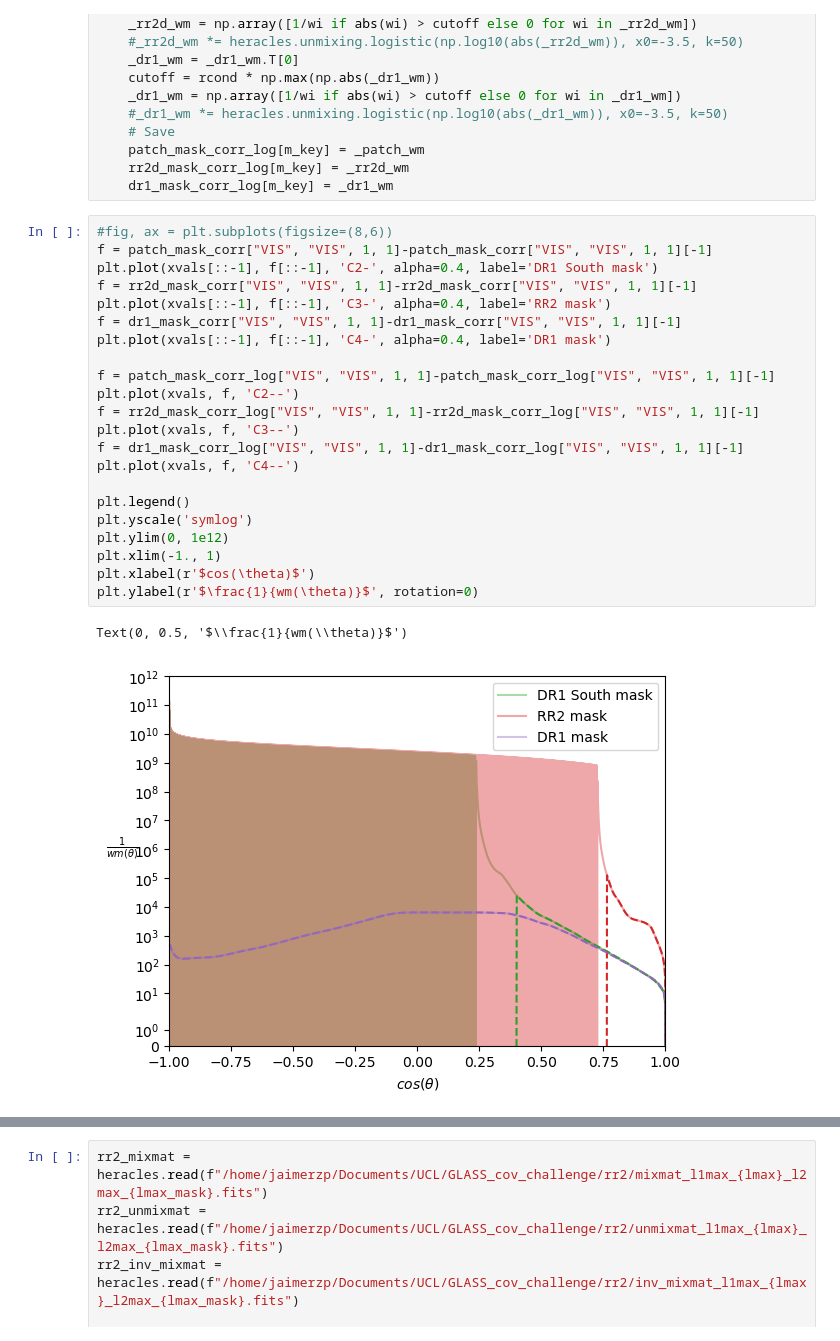
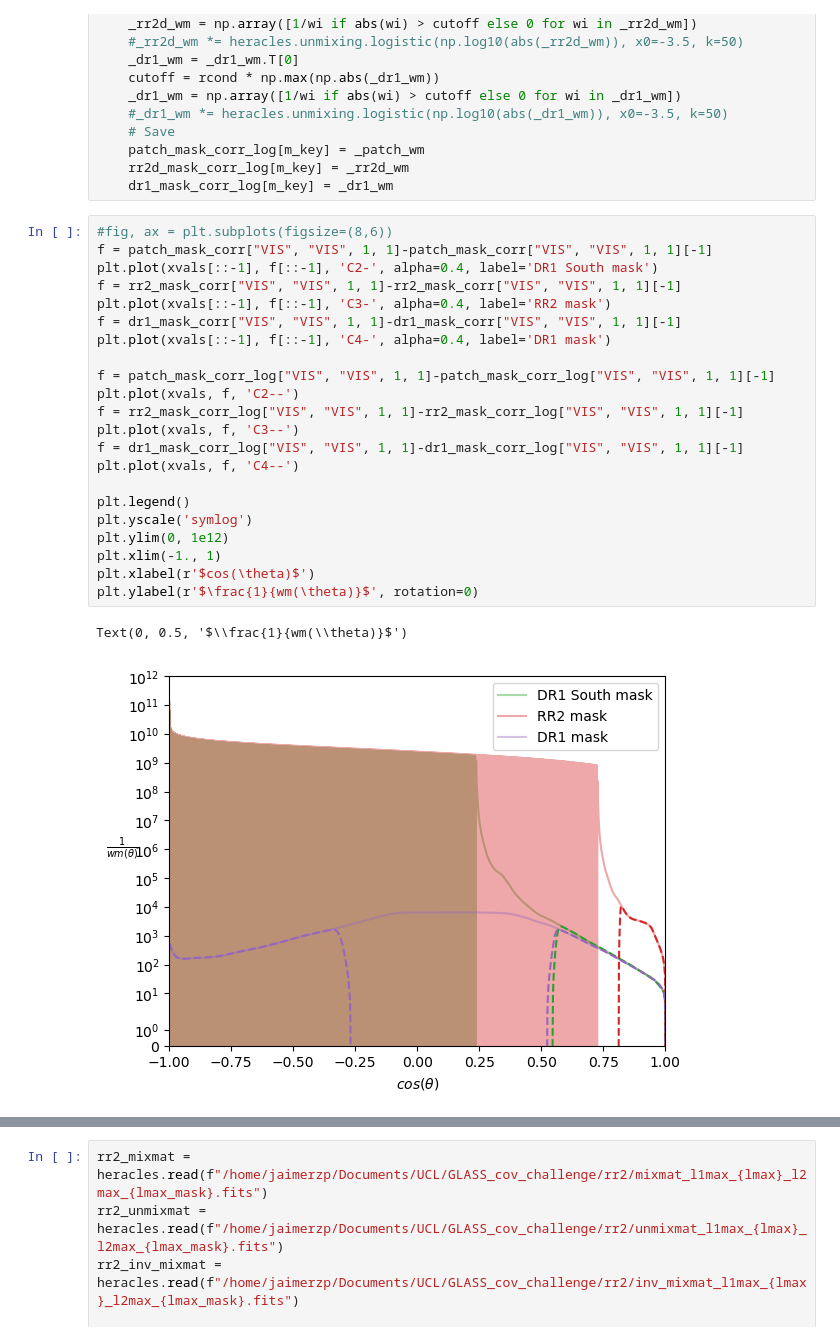
Before and after one commit to JaimeRZP/GLASS_cov_challenge, a Jupyter notebook: unmixing_comparison.ipynb, the cells around one changed output, grey strips where cells are left out. Saved outputs shown, nothing was run; the diff lists cells and outputs as text.

```diff
--- a/unmixing_comparison.ipynb
+++ b/unmixing_comparison.ipynb
@@ -102,25 +465,25 @@ for m_key in m_keys:
 # %%
 #fig, ax = plt.subplots(figsize=(8,6))
 f = patch_mask_corr["VIS", "VIS", 1, 1]-patch_mask_corr["VIS", "VIS", 1, 1][-1]
 plt.plot(xvals[::-1], f[::-1], 'C2-', alpha=0.4, label='DR1 South mask')
-f = rr2d_mask_corr["VIS", "VIS", 1, 1]-rr2d_mask_corr["VIS", "VIS", 1, 1][-1]
+f = rr2_mask_corr["VIS", "VIS", 1, 1]-rr2_mask_corr["VIS", "VIS", 1, 1][-1]
 plt.plot(xvals[::-1], f[::-1], 'C3-', alpha=0.4, label='RR2 mask')
 f = dr1_mask_corr["VIS", "VIS", 1, 1]-dr1_mask_corr["VIS", "VIS", 1, 1][-1]
 plt.plot(xvals[::-1], f[::-1], 'C4-', alpha=0.4, label='DR1 mask')
 
 f = patch_mask_corr_log["VIS", "VIS", 1, 1]-patch_mask_corr_log["VIS", "VIS", 1, 1][-1]
 plt.plot(xvals, f, 'C2--')
-f = rr2d_mask_corr_log["VIS", "VIS", 1, 1]-rr2d_mask_corr_log["VIS", "VIS", 1, 1][-1]
+f = rr2_mask_corr_log["VIS", "VIS", 1, 1]-rr2_mask_corr_log["VIS", "VIS", 1, 1][-1]
 plt.plot(xvals, f, 'C3--')
 f = dr1_mask_corr_log["VIS", "VIS", 1, 1]-dr1_mask_corr_log["VIS", "VIS", 1, 1][-1]
 plt.plot(xvals, f, 'C4--')
 
 plt.legend()
 plt.yscale('symlog')
 plt.ylim(0, 1e12)
 plt.xlim(-1., 1)
 plt.xlabel(r'$cos(\theta)$')
 plt.ylabel(r'$\frac{1}{wm(\theta)}$', rotation=0)
 # %% [output]
 Text(0, 0.5, '$\\frac{1}{wm(\\theta)}$')
-[figure, old version]
+[figure, new version]
```
Also changed, not shown: parts of 40 cells of this notebook, 4 other files.
